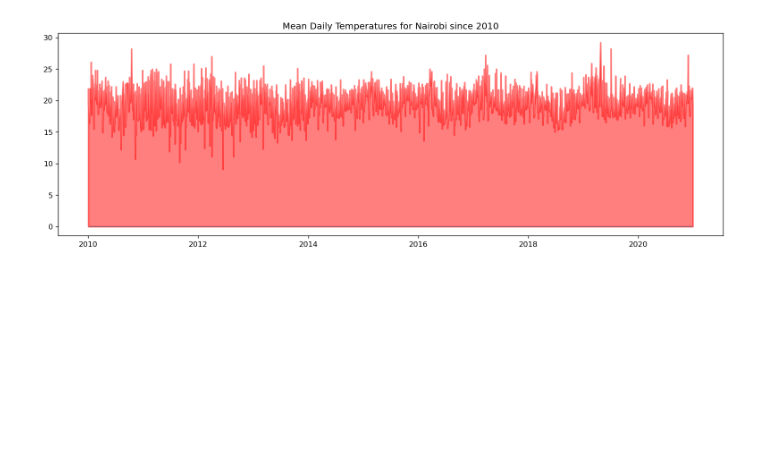
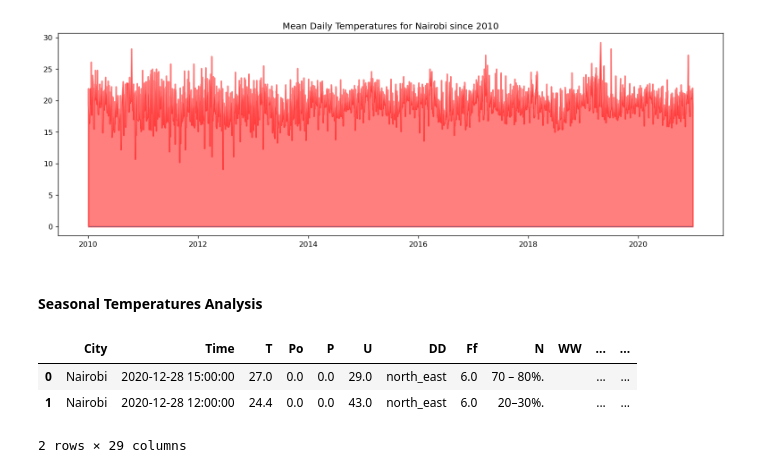
Before and after one commit to wkirui/Weather-Data-Analysis, a Jupyter notebook: Weather Analysis.ipynb, the cells around one changed output. Saved outputs shown, nothing was run; the diff lists cells and outputs as text; code cells hidden in the pictures; blank space fills up the shorter version.

```diff
--- a/Weather Analysis.ipynb
+++ b/Weather Analysis.ipynb
@@ -612,0 +633,9 @@ plt.show()
+# %% [markdown]
+#### Seasonal Temperatures Analysis
+# %%
+filtered_temp_data.head(2)
+# %% [output]
+|  | City | Time | T | Po | P | U | DD | Ff | N | WW | ... | ... |
+| 0 | Nairobi | 2020-12-28 15:00:00 | 27.0 | 0.0 | 0.0 | 29.0 | north_east | 6.0 | 70 – 80%. |  | ... | ... |
+| 1 | Nairobi | 2020-12-28 12:00:00 | 24.4 | 0.0 | 0.0 | 43.0 | north_east | 6.0 | 20–30%. |  | ... | ... |
+2 rows × 29 columns
```
Also changed, not shown: parts of 6 cells of this notebook.
